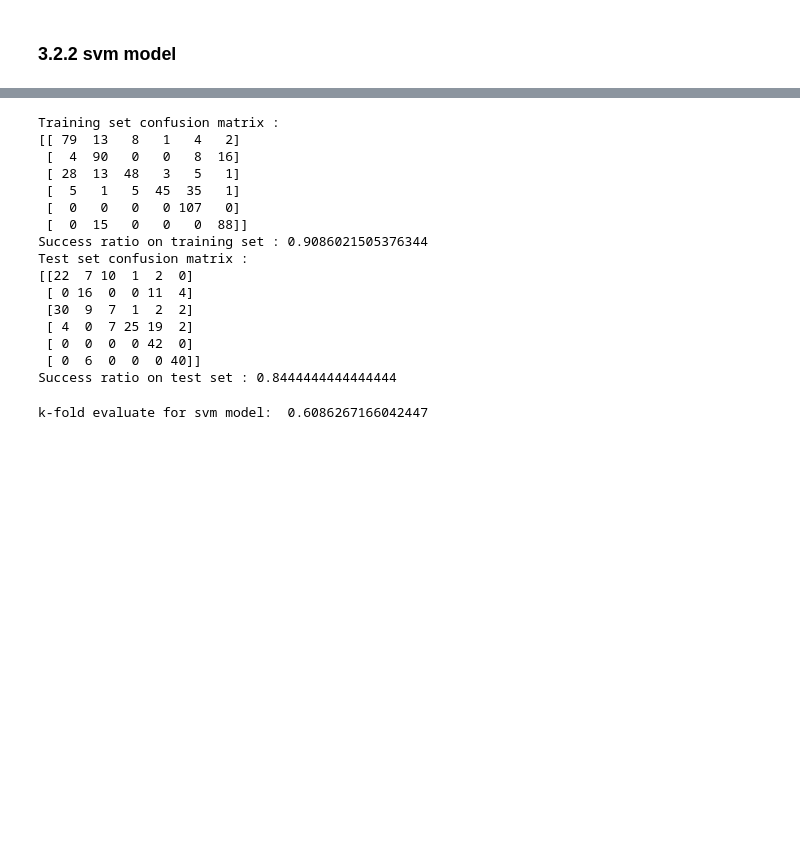
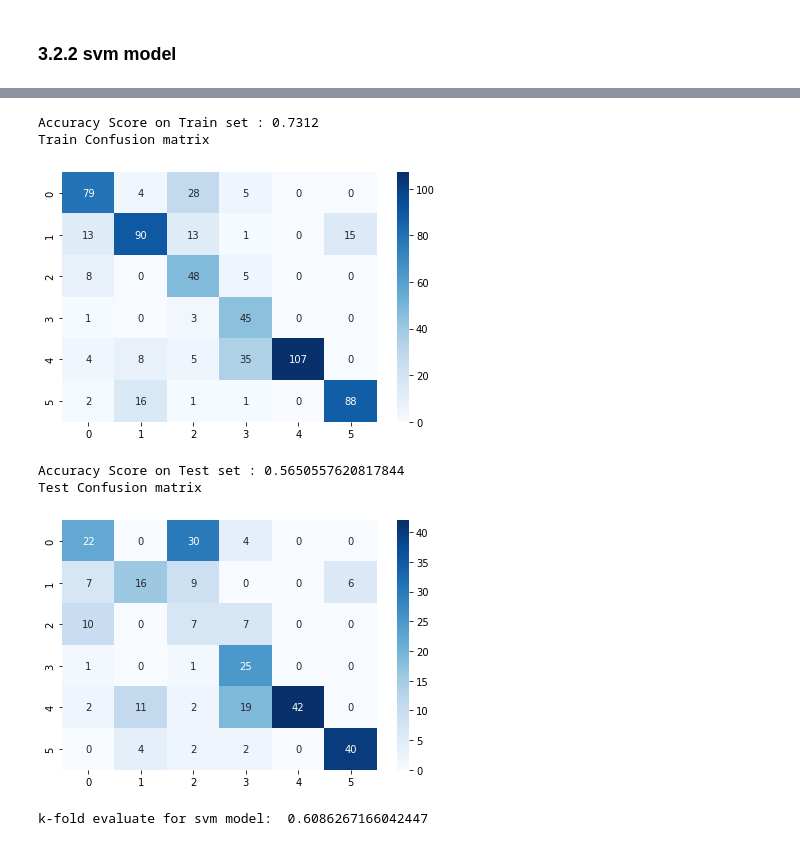
Before and after one commit to mvaghei78/data-mining-on-2021_Olympics, a Jupyter notebook: mining_on_2021_Olympics.ipynb, the cells around one changed output, grey strips where cells are left out. Drawn from its saved outputs; the diff is of its cells as text; code cells hidden in the pictures; blank space fills up the shorter version.

```diff
--- a/mining_on_2021_Olympics.ipynb
+++ b/mining_on_2021_Olympics.ipynb
@@ -1431,27 +1453,18 @@ Success ratio on test set : 0.5555555555555556
 # %%
 svm_clf = SVC(kernel='rbf', gamma = 'auto')
 svm_clf = svm_clf.fit(X_train, y_train)
 
 y_test_pred = svm_clf.predict(X_test)
 y_train_pred = svm_clf.predict(X_train)
-print_confusion_matrix(y_train, y_train_pred, y_test, y_test_pred)
+plot_confusionmatrix(y_train_pred,y_train,dom='Train')
+plot_confusionmatrix(y_test_pred,y_test,dom='Test')
 # %% [output]
-Training set confusion matrix :
-[[ 79  13   8   1   4   2]
- [  4  90   0   0   8  16]
- [ 28  13  48   3   5   1]
- [  5   1   5  45  35   1]
- [  0   0   0   0 107   0]
- [  0  15   0   0   0  88]]
-Success ratio on training set : 0.9086021505376344
-Test set confusion matrix :
-[[22  7 10  1  2  0]
- [ 0 16  0  0 11  4]
- [30  9  7  1  2  2]
- [ 4  0  7 25 19  2]
- [ 0  0  0  0 42  0]
- [ 0  6  0  0  0 40]]
-Success ratio on test set : 0.8444444444444444
+Accuracy Score on Train set : 0.7312
+Train Confusion matrix
+[figure, added]
+Accuracy Score on Test set : 0.5650557620817844
+Test Confusion matrix
+[figure, added]
 # %%
 svm_scores = cross_val_score(svm_clf, balanced_x, balanced_y, cv=10)
 k_fold_svm_evaluate = sum(svm_scores)/len(svm_scores)
```
Also changed, not shown: parts of 57 cells of this notebook, 1 other file.
